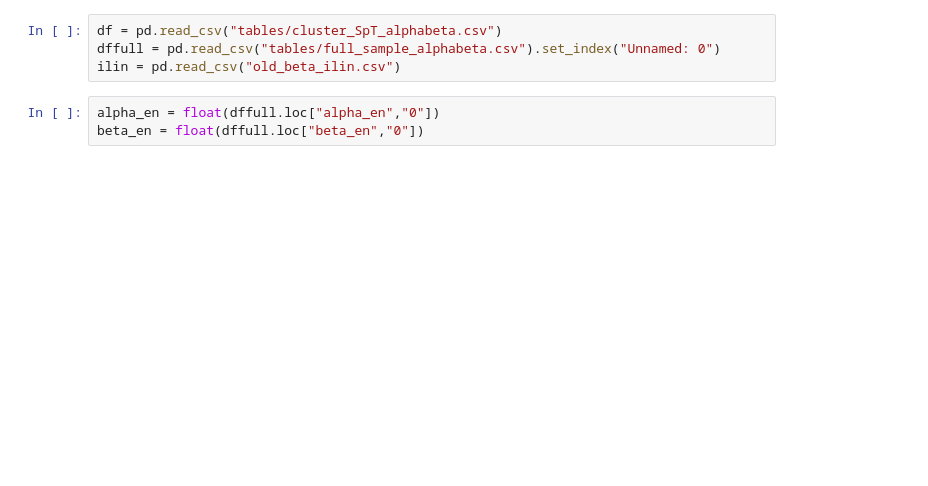
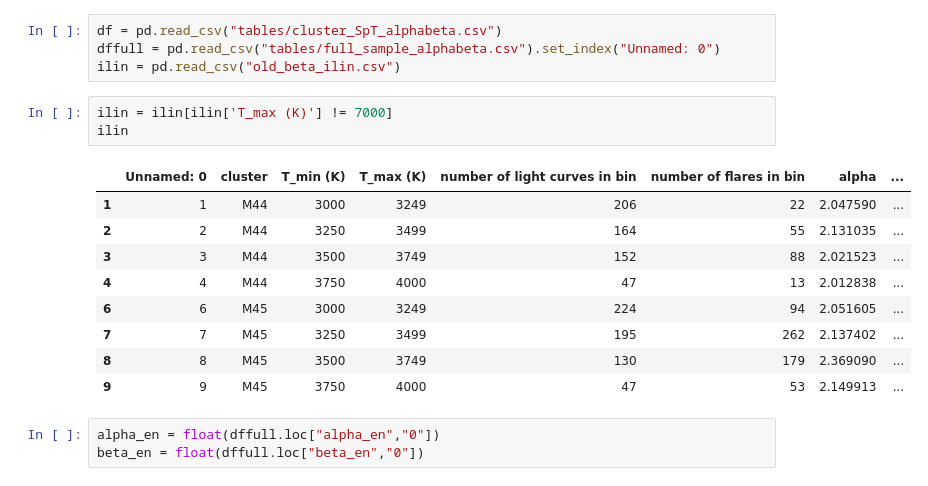
Before and after one commit to ekaterinailin/flares-in-clusters-with-k2-ii, a Jupyter notebook: VettingFlares/Compare_with_other_works_and_your_old_one.ipynb, the cells around one changed output. Saved outputs shown, nothing was run; the diff lists cells and outputs as text; blank space fills up the shorter version.

```diff
--- a/VettingFlares/Compare_with_other_works_and_your_old_one.ipynb
+++ b/VettingFlares/Compare_with_other_works_and_your_old_one.ipynb
@@ -23,6 +74,19 @@ howard
 df = pd.read_csv("tables/cluster_SpT_alphabeta.csv")
 dffull = pd.read_csv("tables/full_sample_alphabeta.csv").set_index("Unnamed: 0")
 ilin = pd.read_csv("old_beta_ilin.csv")
+# %%
+ilin = ilin[ilin['T_max (K)'] != 7000]
+ilin
+# %% [output]
+|  | Unnamed: 0 | cluster | T_min (K) | T_max (K) | number of light curves in bin | number of flares in bin | alpha | ... |
+| 1 | 1 | M44 | 3000 | 3249 | 206 | 22 | 2.047590 | ... |
+| 2 | 2 | M44 | 3250 | 3499 | 164 | 55 | 2.131035 | ... |
+| 3 | 3 | M44 | 3500 | 3749 | 152 | 88 | 2.021523 | ... |
+| 4 | 4 | M44 | 3750 | 4000 | 47 | 13 | 2.012838 | ... |
+| 6 | 6 | M45 | 3000 | 3249 | 224 | 94 | 2.051605 | ... |
+| 7 | 7 | M45 | 3250 | 3499 | 195 | 262 | 2.137402 | ... |
+| 8 | 8 | M45 | 3500 | 3749 | 130 | 179 | 2.369090 | ... |
+| 9 | 9 | M45 | 3750 | 4000 | 47 | 53 | 2.149913 | ... |
 # %%
 alpha_en = float(dffull.loc["alpha_en","0"])
 beta_en = float(dffull.loc["beta_en","0"])
```
Also changed, not shown: parts of 10 cells of this notebook, 6 other files.
